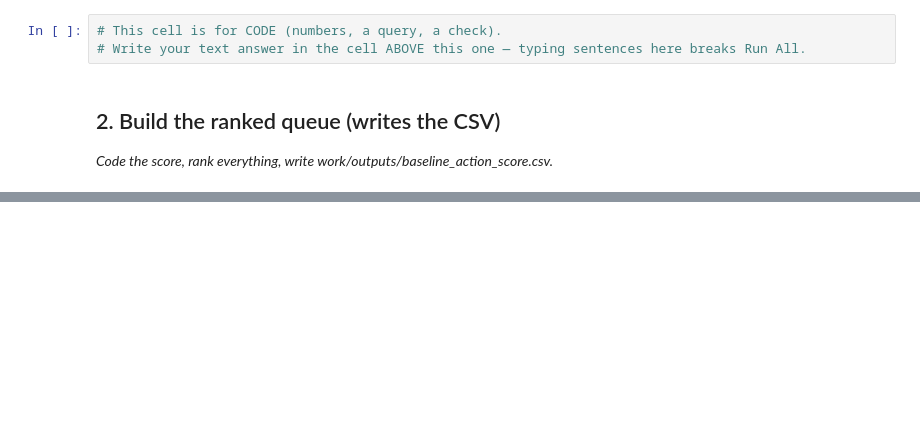
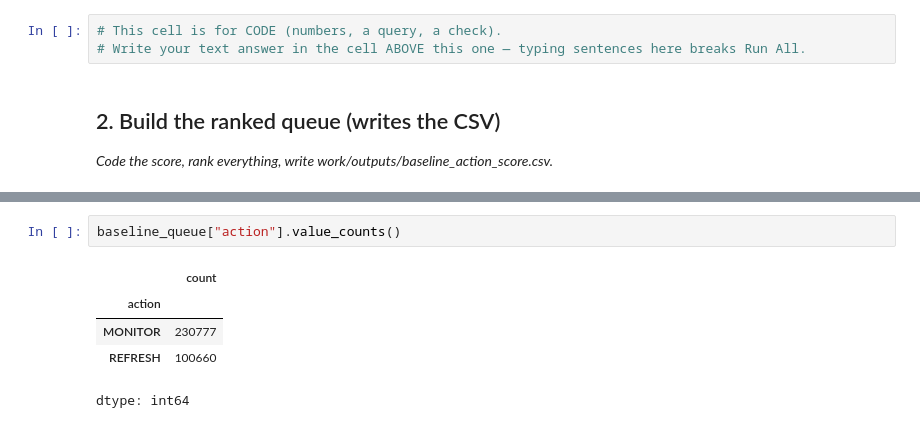
Before and after one commit to SupreetOP/Flyrank, a Jupyter notebook: work/notebooks/w04_baseline_score.ipynb, the cells around one changed output, grey strips where cells are left out. Cells and saved outputs as stored; diff of their text form; blank space fills up the shorter version.

```diff
--- a/work/notebooks/w04_baseline_score.ipynb
+++ b/work/notebooks/w04_baseline_score.ipynb
@@ -46,0 +265,8 @@ Before you submit, confirm each line honestly:
+# %%
+baseline_queue["action"].value_counts()
+# %% [output]
+|  | count |
+| action |  |
+| MONITOR | 230777 |
+| REFRESH | 100660 |
+dtype: int64
```
Also changed, not shown: parts of 18 cells of this notebook.
